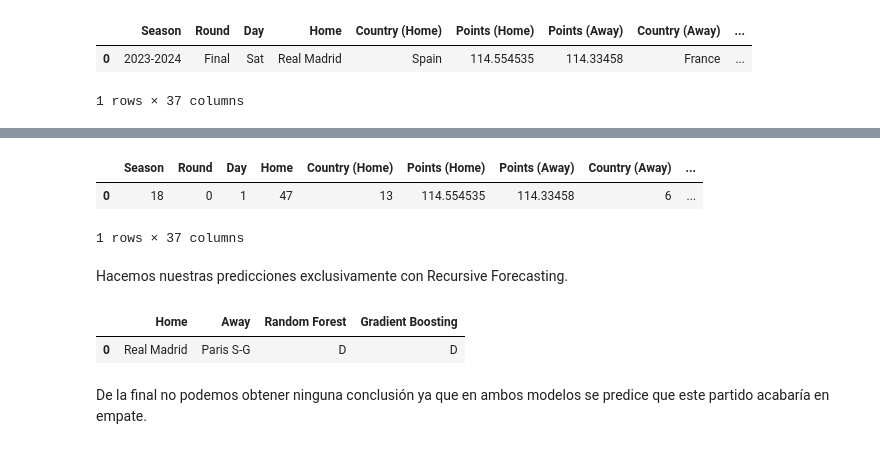
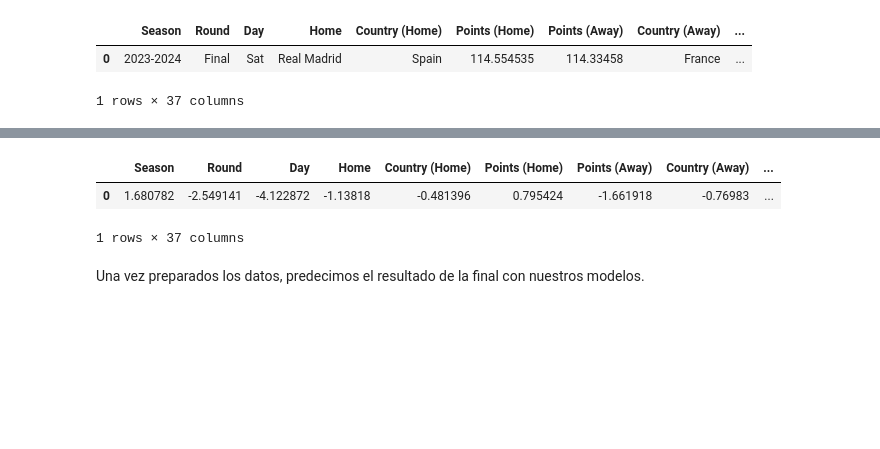
Before and after one commit to lauralardies/uefa_analisis, a Jupyter notebook: UEFA/modelos/aprendizaje no supervisado/series_temporales.ipynb, the cells around one changed output, grey strips where cells are left out. Drawn from its saved outputs; the diff is of its cells as text; code cells hidden in the pictures; blank space fills up the shorter version.

```diff
--- a/UEFA/modelos/aprendizaje no supervisado/series_temporales.ipynb
+++ b/UEFA/modelos/aprendizaje no supervisado/series_temporales.ipynb
@@ -274,0 +286,9 @@ data.head()
+# %%
+# Columnas a estandarizar
+cols = [['Points (Home)', 'Points (Away)', '# Pl_home','Age_home','MP_home','Starts_home','Gls_home','Ast_home','G+A_home','G-PK_home','PK_home','PKatt_home','CrdY_home','CrdR_home','# Pl_away','Age_away','MP_away','Starts_away','Gls_away','Ast_away','G+A_away','G-PK_away','PK_away','PKatt_away','CrdY_away','CrdR_away']]
+
+# Se recorren las columnas especificadas y se escala cada una
+for col in cols:
+    data[col] = scale(data[col])
+
+data.head()
@@ -346,10 +376,10 @@ Hagamos esta final sólo con estos dos modelos.
 
 #### Final
 # %%
-final = [['2023-2024', 'Final', 'Sat', 'Real Madrid', 'Spain', 114.5545351473923, 114.33458049886625, 'France', 'Paris S-G', 'Wembley Stadium', 22, 28.0, 10, 110, 20, 17, 37, 20, 0, 1, 18.0, 0.0, 21, 25.3, 10, 110, 19, 12, 31, 16, 3, 3, 27.0, 0.0, 2024, 6, 1]]
-final = pd.DataFrame(final, columns=(partidos_cols))
+final1 = [['2023-2024', 'Final', 'Sat', 'Real Madrid', 'Spain', 114.5545351473923, 114.33458049886625, 'France', 'Paris S-G', 'Wembley Stadium', 22, 28.0, 10, 110, 20, 17, 37, 20, 0, 1, 18.0, 0.0, 21, 25.3, 10, 110, 19, 12, 31, 16, 3, 3, 27.0, 0.0, 2024, 6, 1]]
+final1 = pd.DataFrame(final1, columns=(partidos_cols))
 
-final.head()
+final1.head()
 # %% [output]
 |  | Season | Round | Day | Home | Country (Home) | Points (Home) | Points (Away) | Country (Away) | ... |
 | 0 | 2023-2024 | Final | Sat | Real Madrid | Spain | 114.554535 | 114.33458 | France | ... |
@@ -358,0 +387,5 @@ Una vez creados los datos, pasamos todas las columnas categóricas a numéricas.
+# %%
+final2 = [['2023-2024', 'Final', 'Sat', 'Bayern Munich', 'Germany', 107.882298136646, 114.33458049886625, 'France', 'Paris S-G', 'Wembley Stadium', 23, 28.3, 10, 110, 18, 14, 32, 16, 2, 2, 13.0, 1.0, 21, 25.3, 10, 110, 19, 12, 31, 16, 3, 3, 27.0, 0.0, 2024, 6, 1]]
+final2 = pd.DataFrame(final2, columns=(partidos_cols))
+
+final2.head()
@@ -359,39 +433,33 @@ Una vez creados los datos, pasamos todas las columnas categóricas a numéricas.
 # %%
-data = final.copy()
+data2 = final2.copy()
 
 # Aplicamos mapping a las columnas
 for col, col_mapping in mapping.items():
-    if col in data.columns:
-        data[col] = data[col].map(col_mapping)
+    if col in data2.columns:
+        data2[col] = data2[col].map(col_mapping)
     else:
         if col == 'Squad':
-            data['Home'] = data['Home'].map(col_mapping)
-            data['Away'] = data['Away'].map(col_mapping)
+            data2['Home'] = data2['Home'].map(col_mapping)
+            data2['Away'] = data2['Away'].map(col_mapping)
         elif col == 'Country':
-            data['Country (Home)'] = data['Country (Home)'].map(col_mapping)
-            data['Country (Away)'] = data['Country (Away)'].map(col_mapping)
+            data2['Country (Home)'] = data2['Country (Home)'].map(col_mapping)
+            data2['Country (Away)'] = data2['Country (Away)'].map(col_mapping)
 
-data.head()
+# Como el DataFrame es tan pequeño, no estandariza bien los datos. Por lo tanto, cogeremos las estandarizaciones del DataFrame 'semis'
+
+# Se obtienen los datos estandarizados de las semifinales
+datos_estandarizados_h = data.loc[3, cols_h]
+datos_estandarizados_a = data.loc[2, cols_a]
+
+# Se reemplazan los valores en el DataFrame 'data1'
+data2[cols_h] = datos_estandarizados_h[cols_h]
+data2[cols_a] = datos_estandarizados_a[cols_a]
+
+# Verificar los cambios
+data2.head()
 # %% [output]
 |  | Season | Round | Day | Home | Country (Home) | Points (Home) | Points (Away) | Country (Away) | ... |
-| 0 | 18 | 0 | 1 | 47 | 13 | 114.554535 | 114.33458 | 6 | ... |
+| 0 | 1.680782 | -2.549141 | -4.122872 | -1.13818 | -0.481396 | 0.795424 | -1.661918 | -0.76983 | ... |
 1 rows × 37 columns
-# %% [markdown]
-Hacemos nuestras predicciones exclusivamente con Recursive Forecasting.
-# %%
-pred_rf_final = round(model_rf.predict(data)[0])
-pred_gb_final = round(model_gb.predict(data)[0])
-
-# Mapeamos los valores aproximados
-pred_rf_final = next(key for key, value in mapping['Results'].items() if value == pred_rf_final)
-pred_gb_final = next(key for key, value in mapping['Results'].items() if value == pred_gb_final)
-
-# Se crea un DataFrame con los valores obtenidos
-res = pd.DataFrame({'Home': final['Home'], 'Away': final['Away'], 'Random Forest': pred_rf_final, 'Gradient Boosting': pred_gb_final})
-
-res
-# %% [output]
-|  | Home | Away | Random Forest | Gradient Boosting |
-| 0 | Real Madrid | Paris S-G | D | D |
-# %% [markdown]
-De la final no podemos obtener ninguna conclusión ya que en ambos modelos se predice que este partido acabaría en empate.
+# %% [markdown]
+Una vez preparados los datos, predecimos el resultado de la final con nuestros modelos.
```
Also changed, not shown: parts of 22 cells of this notebook, 7 other files.
